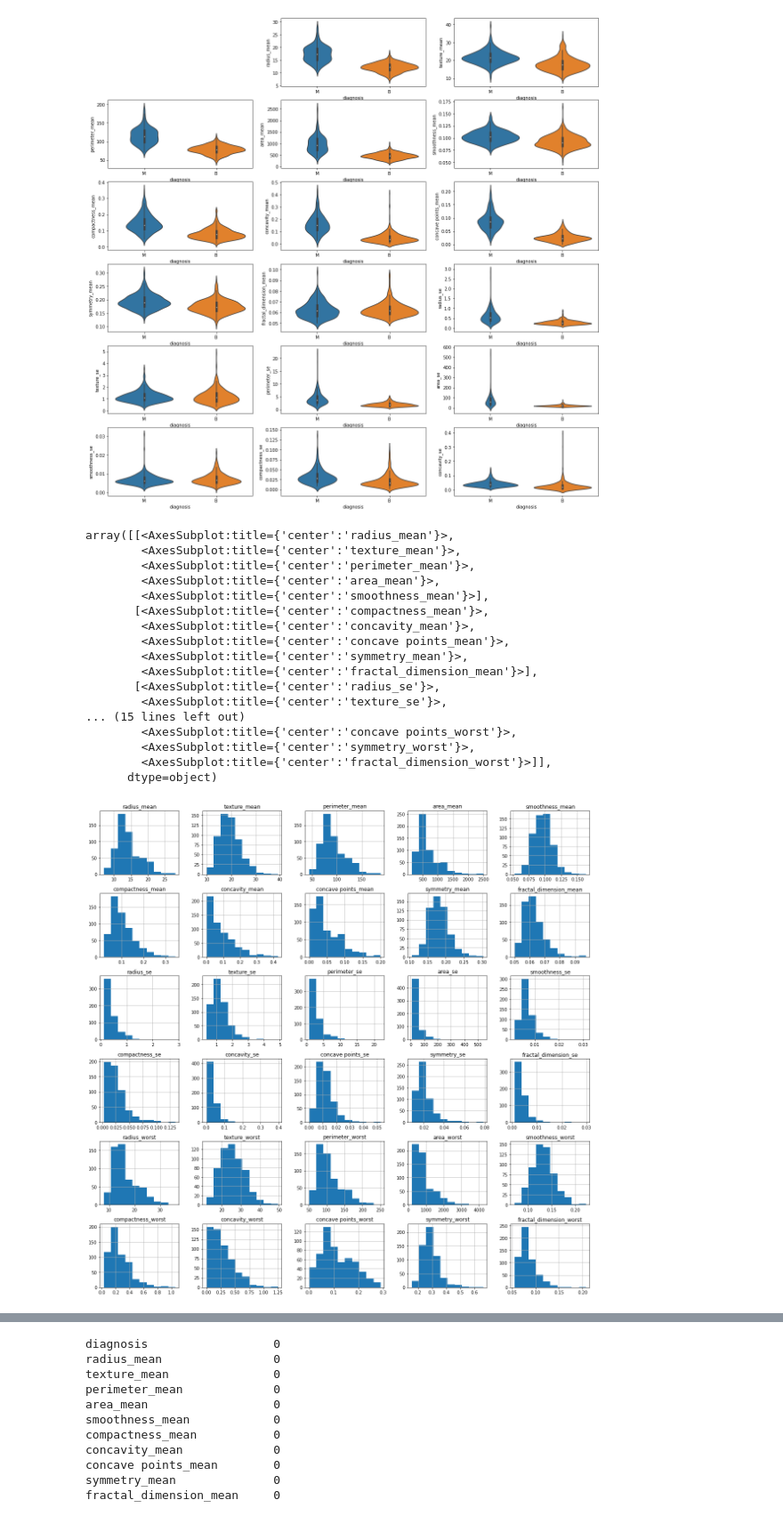
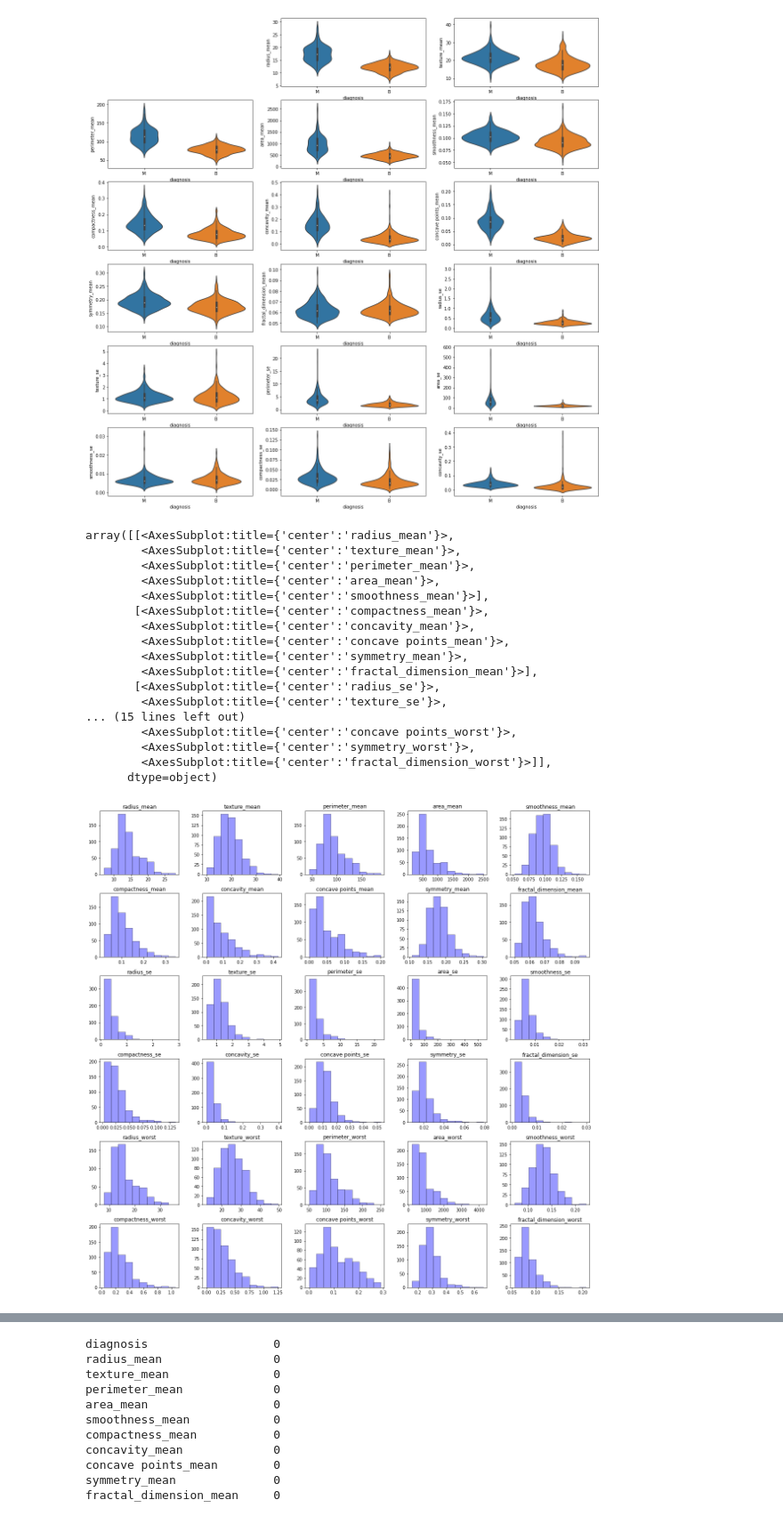
Before and after one commit to m21ark/ia_t2, a Jupyter notebook: notebook.ipynb, the cells around one changed output, grey strips where cells are left out. Shown at 89% size. Cells and saved outputs as stored; diff of their text form; code cells hidden in the pictures.

```diff
--- a/notebook.ipynb
+++ b/notebook.ipynb
@@ -123,26 +130,26 @@ for column_index, column in enumerate(df.columns):
 # %% [output]
 [figure]
 # %%
-df.hist(figsize=(20,20))
-# sb.displot(df['texture_mean'])
+# Making histograms for each attribute for both diagnosis types
+df.hist(figsize=(20, 20), color='blue', edgecolor='black', alpha=0.4, bins=10, grid=False)
 # %% [output]
 array([[<AxesSubplot:title={'center':'radius_mean'}>,
         <AxesSubplot:title={'center':'texture_mean'}>,
         <AxesSubplot:title={'center':'perimeter_mean'}>,
         <AxesSubplot:title={'center':'area_mean'}>,
         <AxesSubplot:title={'center':'smoothness_mean'}>],
        [<AxesSubplot:title={'center':'compactness_mean'}>,
         <AxesSubplot:title={'center':'concavity_mean'}>,
         <AxesSubplot:title={'center':'concave points_mean'}>,
         <AxesSubplot:title={'center':'symmetry_mean'}>,
         <AxesSubplot:title={'center':'fractal_dimension_mean'}>],
        [<AxesSubplot:title={'center':'radius_se'}>,
         <AxesSubplot:title={'center':'texture_se'}>,
 ... (15 lines left out)
         <AxesSubplot:title={'center':'concave points_worst'}>,
         <AxesSubplot:title={'center':'symmetry_worst'}>,
         <AxesSubplot:title={'center':'fractal_dimension_worst'}>]],
       dtype=object)
-[figure, old version]
+[figure, new version]
 # %%
 # calculate the correlation between each pair of columns
```
Also changed, not shown: parts of 13 cells of this notebook.
